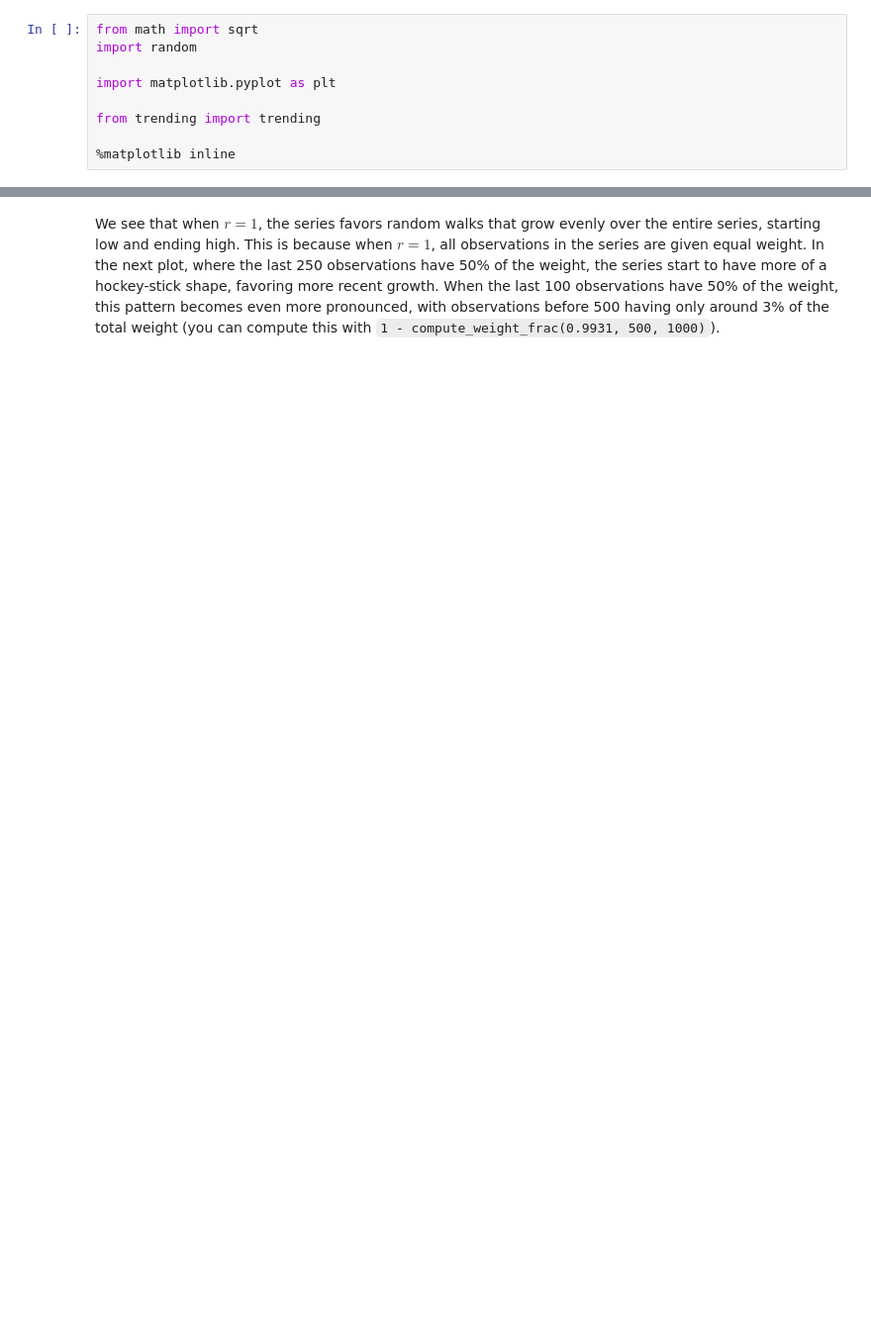
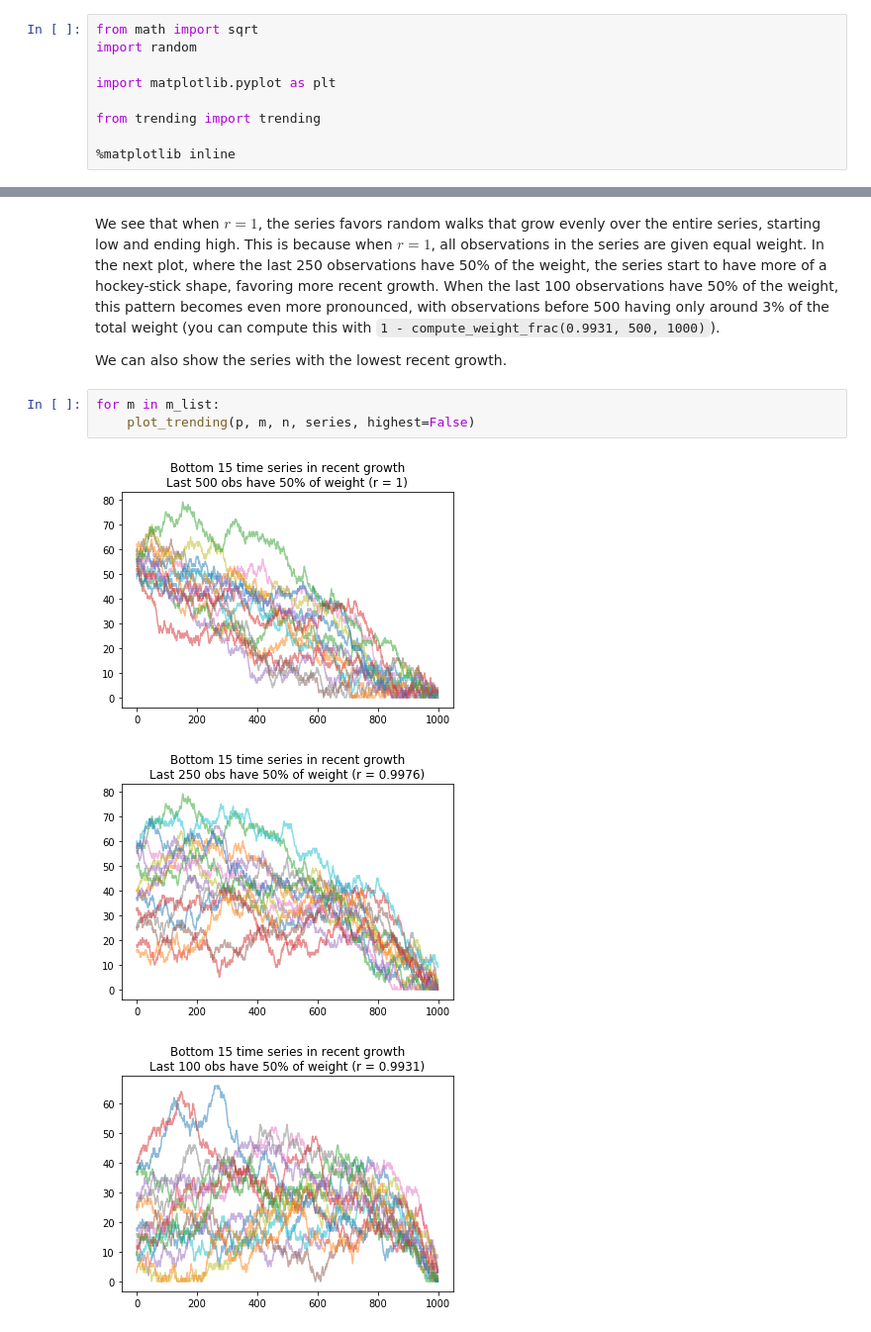
Before and after one commit to sipolac/trending, a Jupyter notebook: demo.ipynb, the cells around one changed output, grey strips where cells are left out. Shown at 99% size. Cells and saved outputs as stored; diff of their text form; blank space fills up the shorter version.

```diff
--- a/demo.ipynb
+++ b/demo.ipynb
@@ -99,2 +94,11 @@ for r, title in zip(r_list, titles):
 # %% [markdown]
 We see that when $r = 1$, the series favors random walks that grow evenly over the entire series, starting low and ending high. This is because when $r = 1$, all observations in the series are given equal weight. In the next plot, where the last 250 observations have 50% of the weight, the series start to have more of a hockey-stick shape, favoring more recent growth. When the last 100 observations have 50% of the weight, this pattern becomes even more pronounced, with observations before 500 having only around 3% of the total weight (you can compute this with `1 - compute_weight_frac(0.9931, 500, 1000)`).
+
+We can also show the series with the lowest recent growth.
+# %%
+for m in m_list:
+    plot_trending(p, m, n, series, highest=False)
+# %% [output]
+[figure, added]
+[figure, added]
+[figure, added]
```
Also changed, not shown: parts of 6 cells of this notebook, 2 other files.
